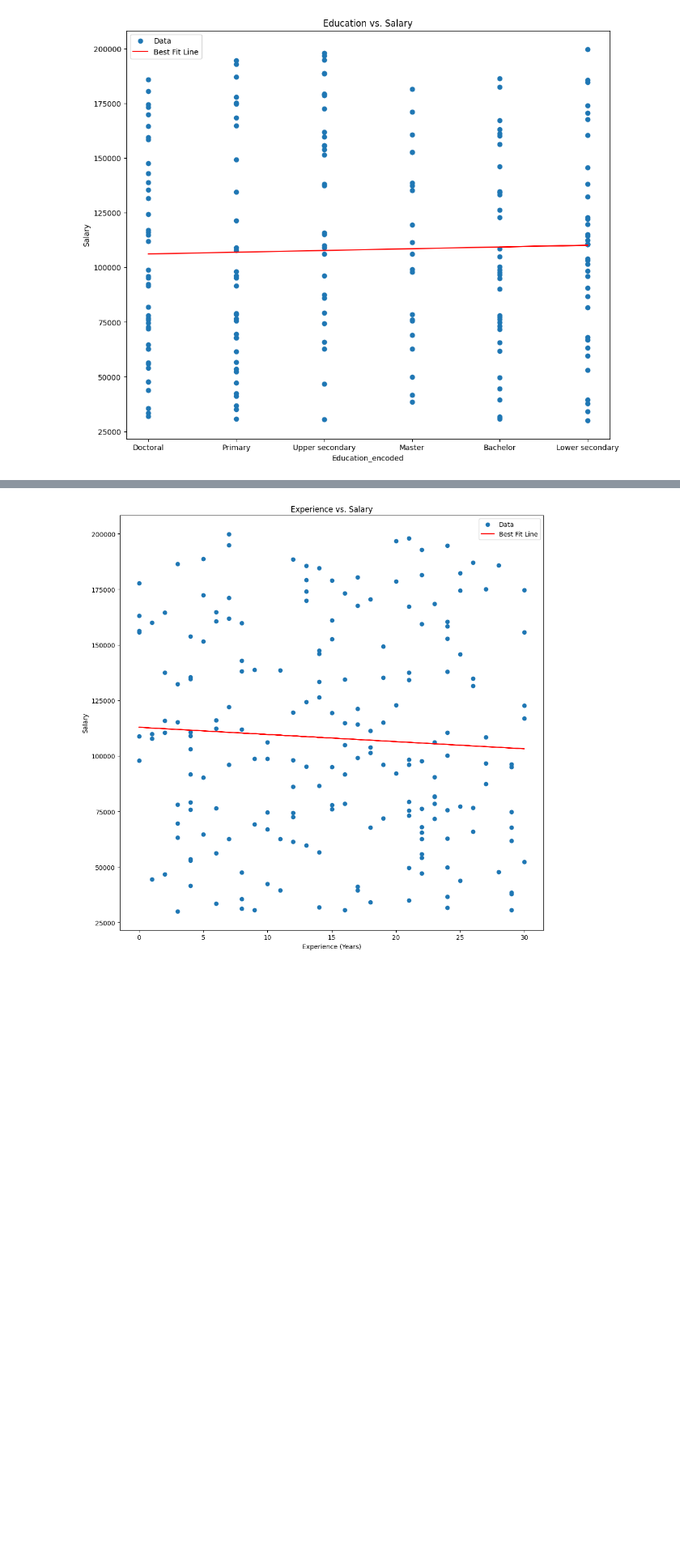
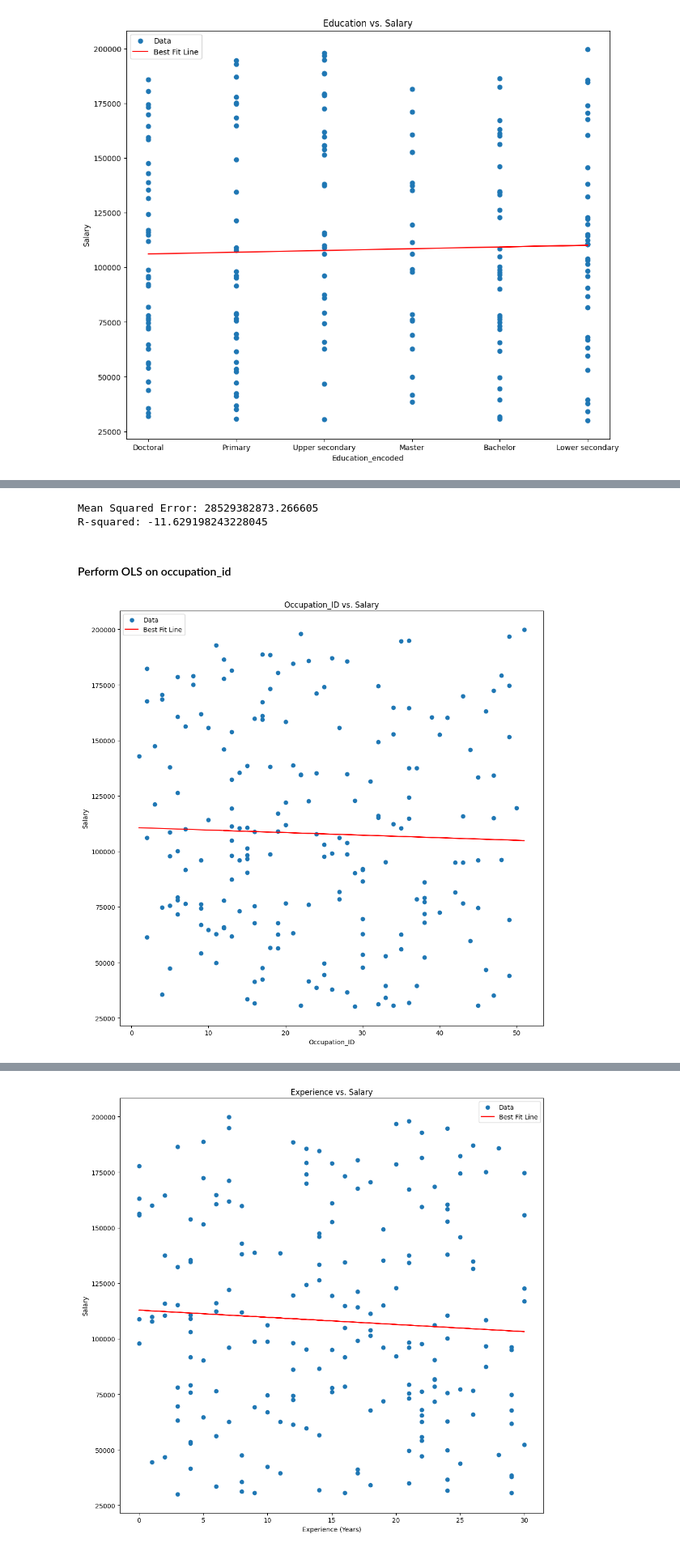
Before and after one commit to bhavyanarnoli/MachineLearning-CSE543, a Jupyter notebook: Assignment2/BhavyaNarnoli-2021316-asssignment-2.ipynb, the cells around one changed output, grey strips where cells are left out. Shown at 81% size. Drawn from its saved outputs; the diff is of its cells as text; code cells hidden in the pictures; blank space fills up the shorter version.

```diff
--- a/Assignment2/BhavyaNarnoli-2021316-asssignment-2.ipynb
+++ b/Assignment2/BhavyaNarnoli-2021316-asssignment-2.ipynb
@@ -169,3 +149,28 @@ print((data['Occupation'].unique()))
  'Biochemist']
 # %%
 discrete_columns = ['Occupation']
+# %%
+# Create custom binary encoding for each discrete column
+for column in discrete_columns:
+    column_values = data[column]
+
+    # Calculate unique values and their counts
+    unique_values, value_counts = column_values.unique(), column_values.value_counts()
+
+    # Iterate through unique values and print both the value and the number of rows
+
+    print(value_counts)
+
+    # Sort unique values based on counts in ascending order
+    unique_values = unique_values[np.argsort(value_counts)]
+    print("after sorting on basis of row " , unique_values)
+
+    # Create custom binary encoding based on counts
+    for i, unique_value in enumerate(unique_values):
+        encoding = ['0'] * len(unique_values)
+        encoding[i] = '1'
+        encoding = ''.join(encoding)
+        print('this is encoding for ' , unique_value  , "value is ",  encoding)
+        # Create a new column with the custom encoding
+        column_name = f'{column}_{unique_value}'
+        df[column_name] = (column_values == unique_value).astype(int)
@@ -261,0 +285,12 @@ plt.show()
+# %%
+# Print the performance metrics
+print("Mean Squared Error:", mse)
+print("R-squared:", r2)
+# %% [output]
+Mean Squared Error: 28529382873.266605
+R-squared: -11.629198243228045
+# %% [markdown]
+#### Perform OLS on occupation_id
+# %%
+
+experience_encoded = data['Occupation_ID']
@@ -261,0 +304,13 @@ plt.show()
+# %%
+plt.figure(figsize=(30,10))
+plt.subplot(1, 3, 3)
+plt.scatter(data['Occupation_ID'], data['Salary'], label='Data')
+plt.plot(data['Occupation_ID'], m_experience * data['Occupation_ID'] + c_experience, 'r', label='Best Fit Line')
+plt.xlabel('Occupation_ID')
+plt.ylabel('Salary')
+plt.title('Occupation_ID vs. Salary')
+plt.legend()
+plt.tight_layout()
+plt.show()
+# %% [output]
+[figure, added]
```
Also changed, not shown: parts of 126 cells of this notebook, 2 other files.
